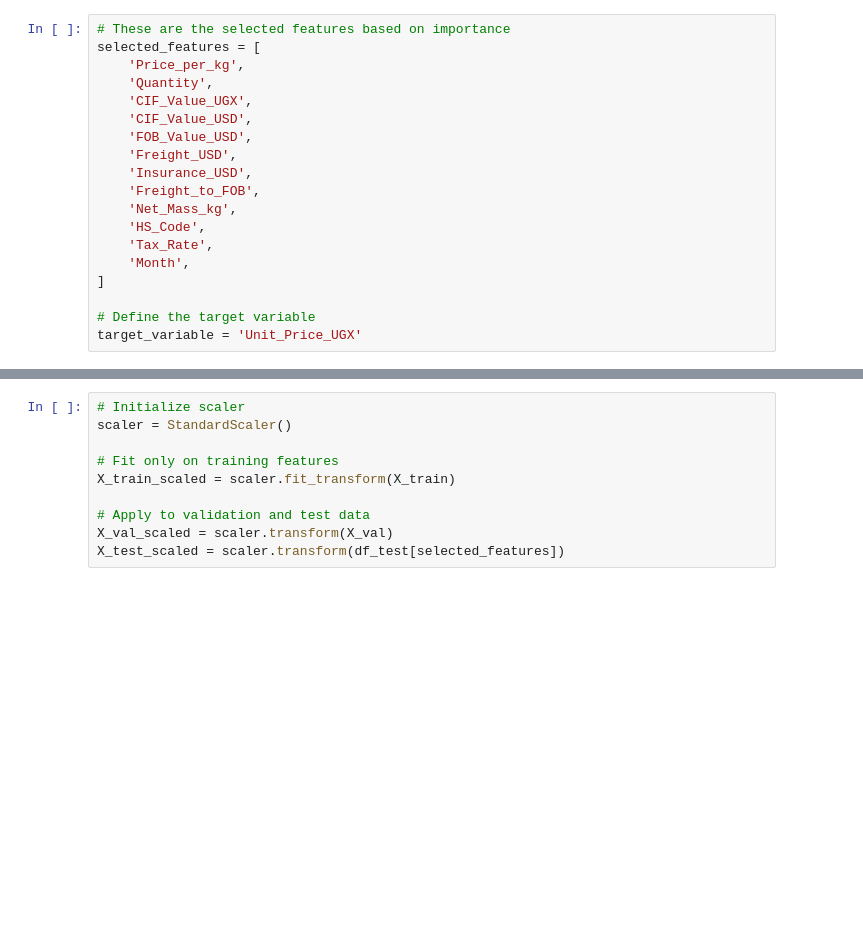
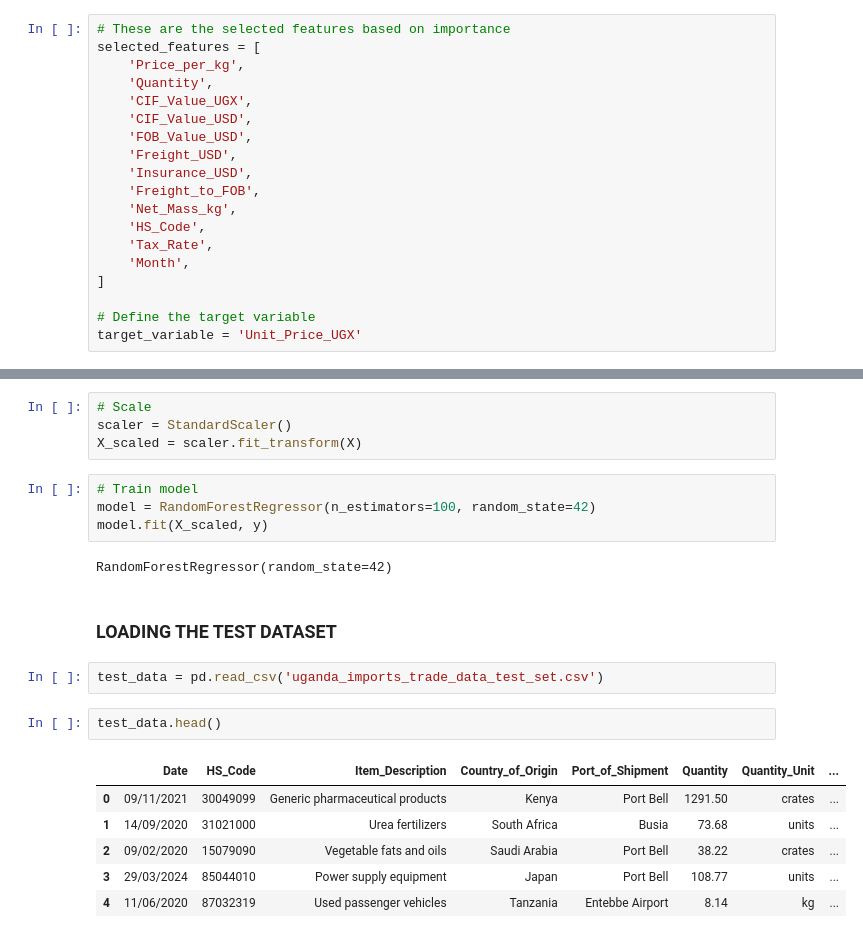
Before and after one commit to sentongo-web/MSDS, a Jupyter notebook: uganda_trade.ipynb, the cells around one changed output, grey strips where cells are left out. Saved outputs shown, nothing was run; the diff lists cells and outputs as text; blank space fills up the shorter version.

```diff
--- a/uganda_trade.ipynb
+++ b/uganda_trade.ipynb
@@ -760,10 +757,23 @@ X_train, X_val, y_train, y_val = train_test_split(X, y, test_size=0.2, random_st
-# %%
-# Initialize scaler
-scaler = StandardScaler()
-
-# Fit only on training features
-X_train_scaled = scaler.fit_transform(X_train)
-
-# Apply to validation and test data
-X_val_scaled = scaler.transform(X_val)
-X_test_scaled = scaler.transform(df_test[selected_features])
+# %%
+# Scale
+scaler = StandardScaler()
+X_scaled = scaler.fit_transform(X)
+# %%
+# Train model
+model = RandomForestRegressor(n_estimators=100, random_state=42)
+model.fit(X_scaled, y)
+# %% [output]
+RandomForestRegressor(random_state=42)
+# %% [markdown]
+### LOADING THE TEST DATASET
+# %%
+test_data = pd.read_csv('uganda_imports_trade_data_test_set.csv')
+# %%
+test_data.head()
+# %% [output]
+|  | Date | HS_Code | Item_Description | Country_of_Origin | Port_of_Shipment | Quantity | Quantity_Unit | ... |
+| 0 | 09/11/2021 | 30049099 | Generic pharmaceutical products | Kenya | Port Bell | 1291.50 | crates | ... |
+| 1 | 14/09/2020 | 31021000 | Urea fertilizers | South Africa | Busia | 73.68 | units | ... |
+| 2 | 09/02/2020 | 15079090 | Vegetable fats and oils | Saudi Arabia | Port Bell | 38.22 | crates | ... |
+| 3 | 29/03/2024 | 85044010 | Power supply equipment | Japan | Port Bell | 108.77 | units | ... |
+| 4 | 11/06/2020 | 87032319 | Used passenger vehicles | Tanzania | Entebbe Airport | 8.14 | kg | ... |
```
Also changed, not shown: parts of 1 cell of this notebook.
